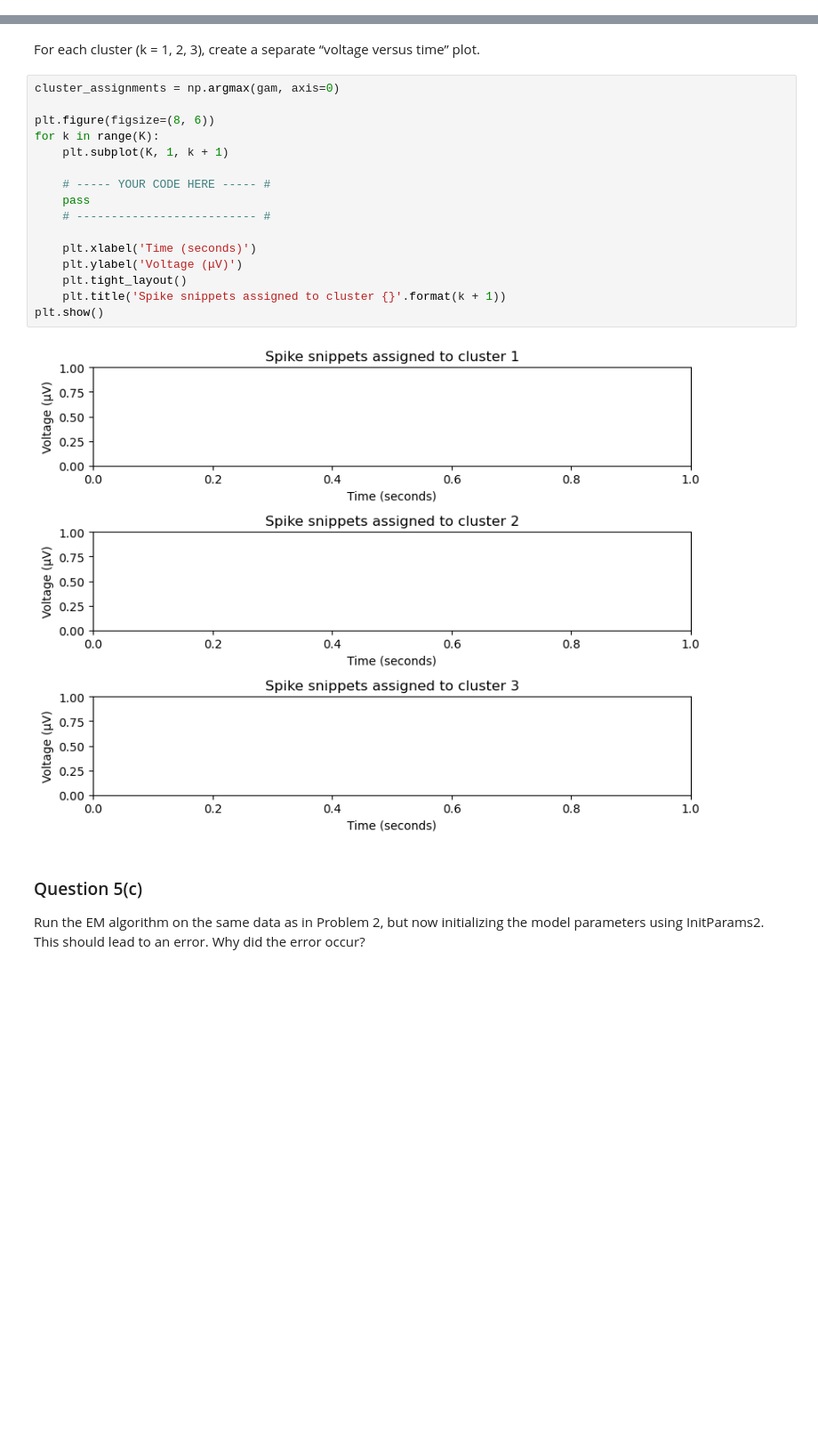
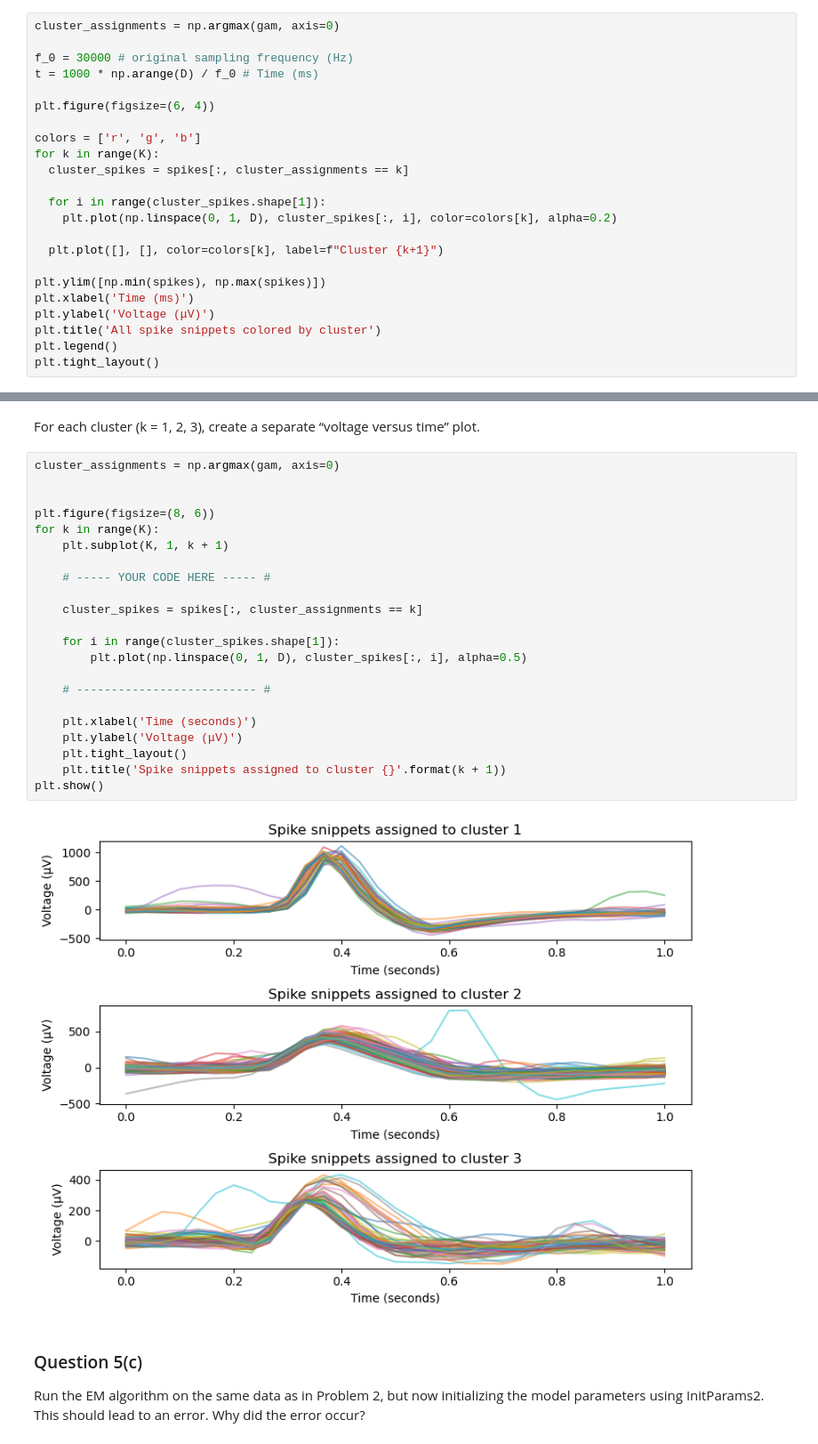
Before and after one commit to khanakagrawal/ML_for_Neuro, a Jupyter notebook: hw2/HW2.ipynb, the cells around one changed output, grey strips where cells are left out. Shown at 89% size. Drawn from its saved outputs; the diff is of its cells as text; blank space fills up the shorter version.

```diff
--- a/hw2/HW2.ipynb
+++ b/hw2/HW2.ipynb
@@ -852,3 +850,26 @@ What are the $\pi$ values? Remember, they should sum to 1.
 print(f"The pi values are: {ppi}")
 # %% [output]
 The pi values are: [0.07608696 0.83333272 0.09058032]
+# %%
+cluster_assignments = np.argmax(gam, axis=0)
+
+f_0 = 30000 # original sampling frequency (Hz)
+t = 1000 * np.arange(D) / f_0 # Time (ms)
+
+plt.figure(figsize=(6, 4))
+
+colors = ['r', 'g', 'b']
+for k in range(K):
+  cluster_spikes = spikes[:, cluster_assignments == k]
+
+  for i in range(cluster_spikes.shape[1]):
+    plt.plot(np.linspace(0, 1, D), cluster_spikes[:, i], color=colors[k], alpha=0.2)
+
+  plt.plot([], [], color=colors[k], label=f"Cluster {k+1}")
+
+plt.ylim([np.min(spikes), np.max(spikes)])
+plt.xlabel('Time (ms)')
+plt.ylabel('Voltage (μV)')
+plt.title('All spike snippets colored by cluster')
+plt.legend()
+plt.tight_layout()
@@ -856,22 +879,28 @@ The pi values are: [0.07608696 0.83333272 0.09058032]
 For each cluster (k = 1, 2, 3), create a separate “voltage versus time” plot.
 # %%
 cluster_assignments = np.argmax(gam, axis=0)
+
 
 plt.figure(figsize=(8, 6))
 for k in range(K):
     plt.subplot(K, 1, k + 1)
 
     # ----- YOUR CODE HERE ----- #
-    pass
+
+    cluster_spikes = spikes[:, cluster_assignments == k]
+
+    for i in range(cluster_spikes.shape[1]):
+        plt.plot(np.linspace(0, 1, D), cluster_spikes[:, i], alpha=0.5)
+
     # -------------------------- #
 
     plt.xlabel('Time (seconds)')
     plt.ylabel('Voltage (μV)')
     plt.tight_layout()
     plt.title('Spike snippets assigned to cluster {}'.format(k + 1))
 plt.show()
 # %% [output]
-[figure, old version]
+[figure, new version]
 # %% [markdown]
 ### Question 5(c)
 
```
Also changed, not shown: parts of 2 cells of this notebook.
